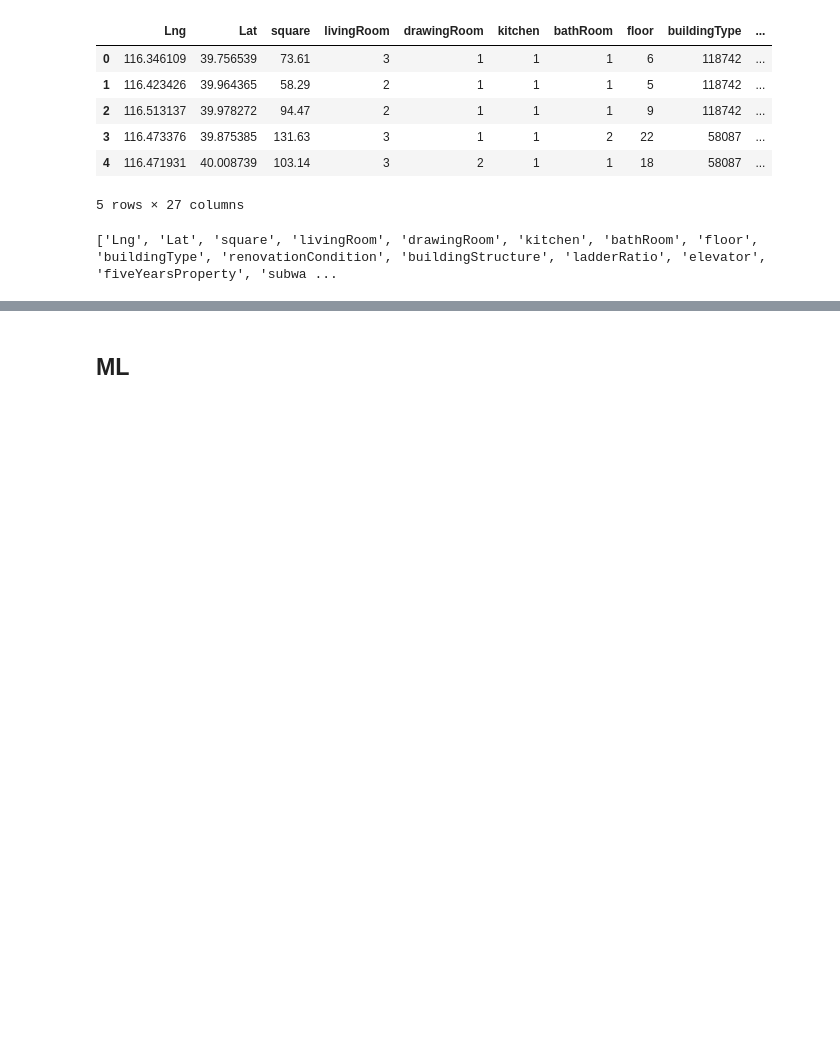
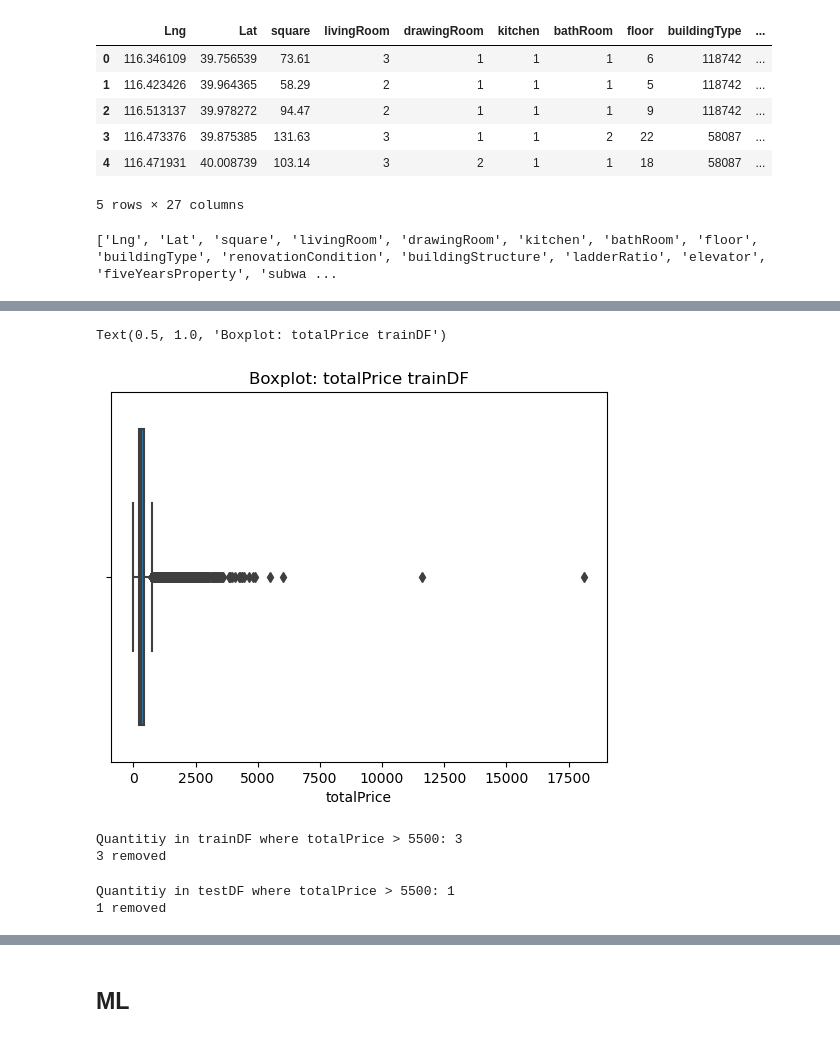
Before and after one commit to fhgr-cds-archive-class-2021/fhgr-3-s-ml-project-group-2, a Jupyter notebook: leandro/regression_modelling_and_interpretation.ipynb, the cells around one changed output, grey strips where cells are left out. Saved outputs shown, nothing was run; the diff lists cells and outputs as text; code cells hidden in the pictures; blank space fills up the shorter version.

```diff
--- a/leandro/regression_modelling_and_interpretation.ipynb
+++ b/leandro/regression_modelling_and_interpretation.ipynb
@@ -40,0 +57,26 @@ print(columns)
+# %%
+sns.boxplot(x=trainDF["totalPrice"])
+plt.title("Boxplot: totalPrice trainDF")
+# %% [output]
+Text(0.5, 1.0, 'Boxplot: totalPrice trainDF')
+[figure, added]
+# %%
+# Remove outliers trainDF
+threshhold = 5500
+numOutliers = len(trainDF[trainDF["totalPrice"]>threshhold])
+print(f"Quantitiy in trainDF where totalPrice > {threshhold}: {numOutliers}")
+trainDF = trainDF[trainDF["totalPrice"]<threshhold]  # remove outlier
+print(f"{numOutliers} removed")
+# %% [output]
+Quantitiy in trainDF where totalPrice > 5500: 3
+3 removed
+# %%
+# Remove outliers testDF
+threshhold = 5500
+numOutliers = len(testDF[testDF["totalPrice"]>threshhold])
+print(f"Quantitiy in testDF where totalPrice > {threshhold}: {numOutliers}")
+testDF = testDF[testDF["totalPrice"]<threshhold]  # remove outlier
+print(f"{numOutliers} removed")
+# %% [output]
+Quantitiy in testDF where totalPrice > 5500: 1
+1 removed
```
Also changed, not shown: parts of 9 cells of this notebook.
